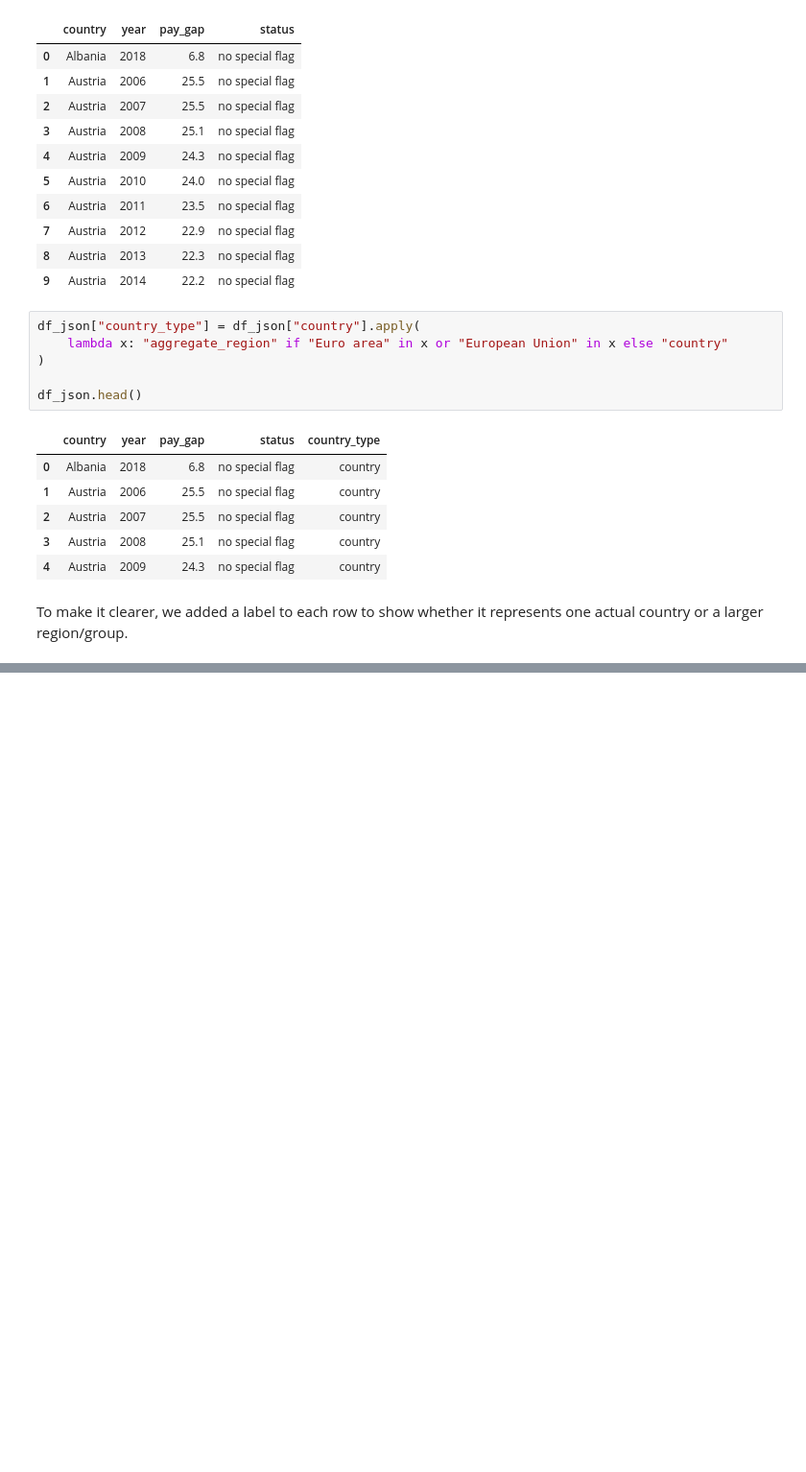
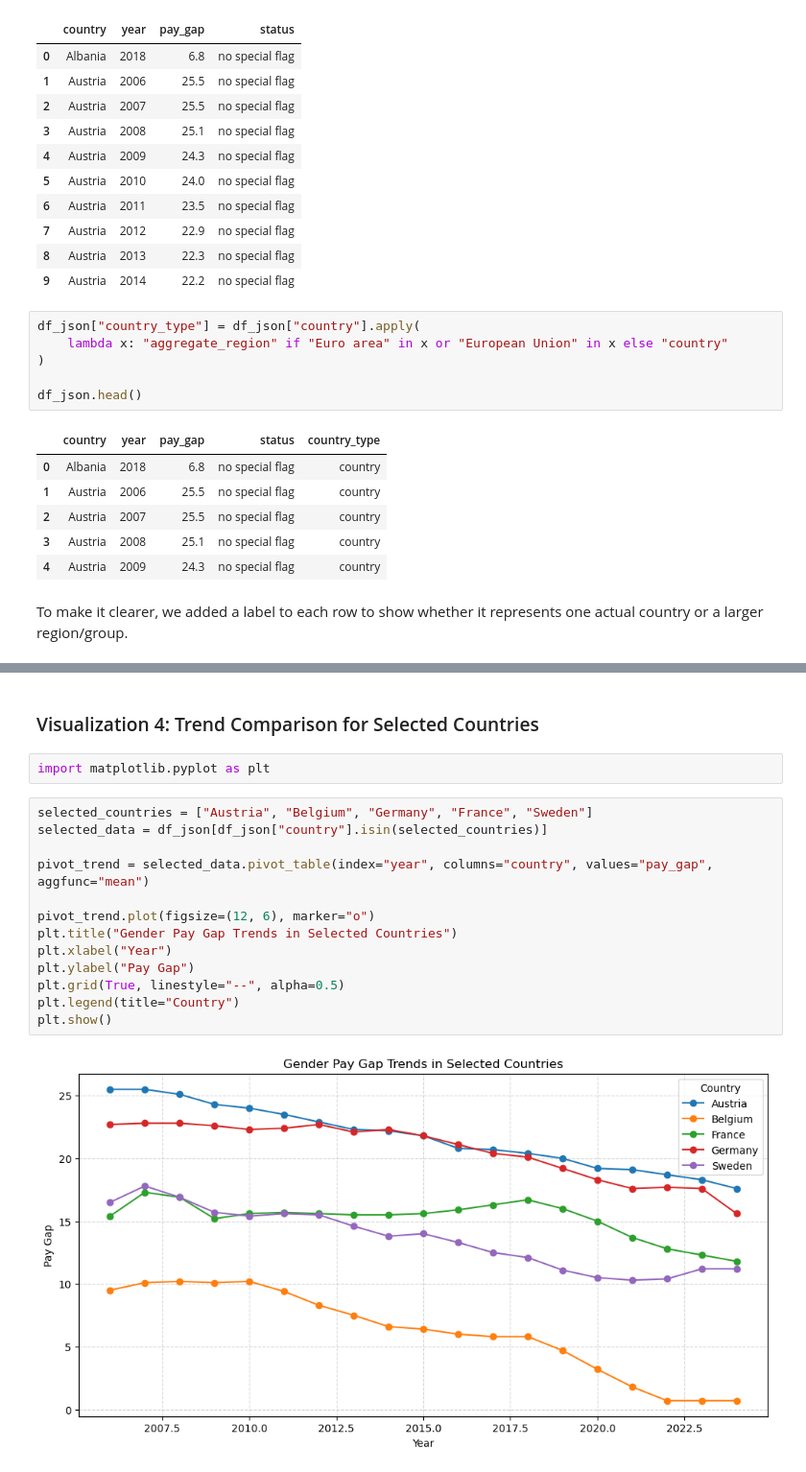
Before and after one commit to durgainnovative-sudo/Iffah_Durga_First-_Project, a Jupyter notebook: notebook/data_wrangling_iffah.ipynb, the cells around one changed output, grey strips where cells are left out. Shown at 96% size. Cells and saved outputs as stored; diff of their text form; blank space fills up the shorter version.

Commit message:
Update analysis and visualization in data wrangling notebook

```diff
--- a/notebook/data_wrangling_iffah.ipynb
+++ b/notebook/data_wrangling_iffah.ipynb
@@ -186,0 +304,19 @@ To make it clearer, we added a label to each row to show whether it represents o
+# %% [markdown]
+### Visualization 4: Trend Comparison for Selected Countries
+# %%
+import matplotlib.pyplot as plt
+# %%
+selected_countries = ["Austria", "Belgium", "Germany", "France", "Sweden"]
+selected_data = df_json[df_json["country"].isin(selected_countries)]
+
+pivot_trend = selected_data.pivot_table(index="year", columns="country", values="pay_gap", aggfunc="mean")
+
+pivot_trend.plot(figsize=(12, 6), marker="o")
+plt.title("Gender Pay Gap Trends in Selected Countries")
+plt.xlabel("Year")
+plt.ylabel("Pay Gap")
+plt.grid(True, linestyle="--", alpha=0.5)
+plt.legend(title="Country")
+plt.show()
+# %% [output]
+[figure, added]
```
Also changed, not shown: parts of 15 cells of this notebook.
